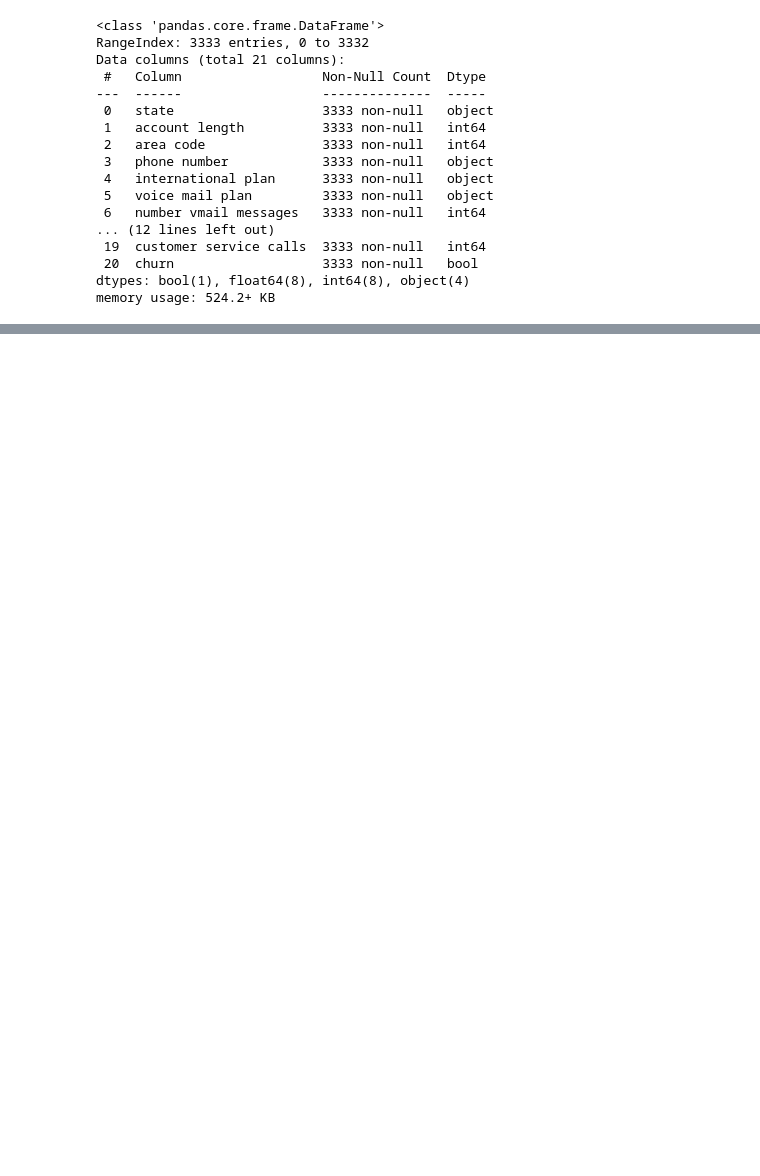
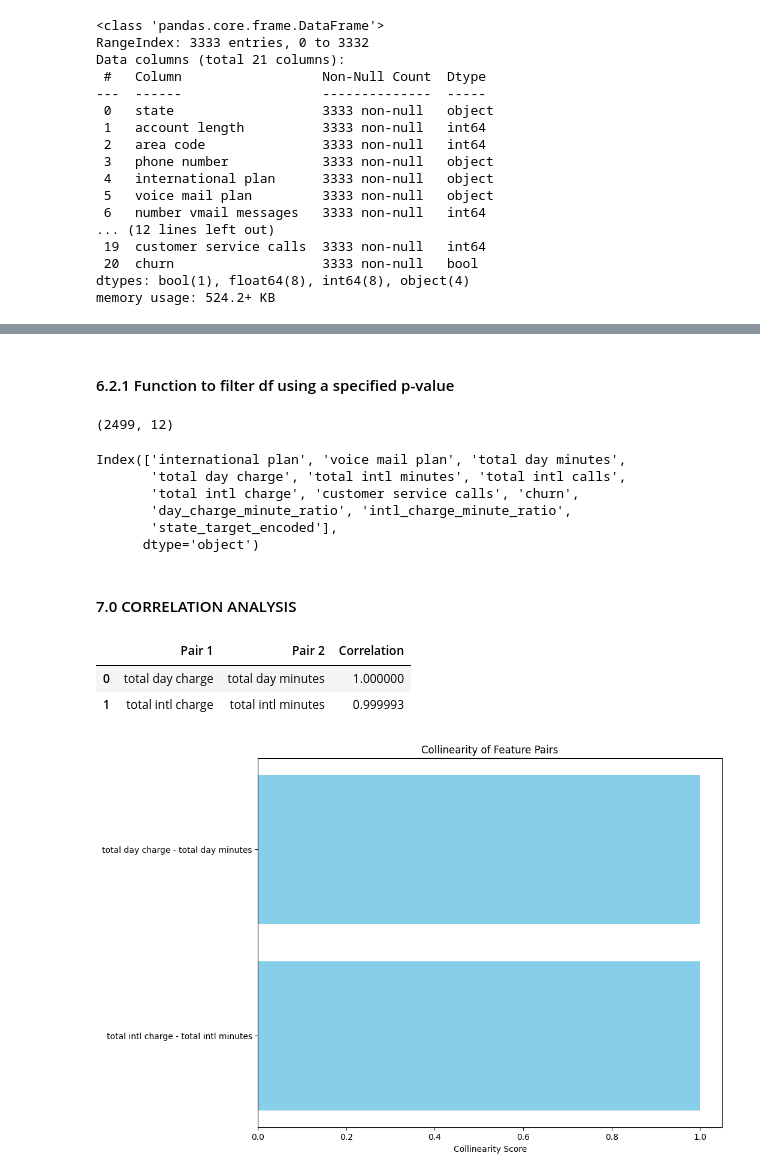
Before and after one commit to robbymumo/Phase-3-Project, a Jupyter notebook: index.ipynb, the cells around one changed output, grey strips where cells are left out. Drawn from its saved outputs; the diff is of its cells as text; code cells hidden in the pictures; blank space fills up the shorter version.

```diff
--- a/index.ipynb
+++ b/index.ipynb
@@ -221,0 +400,3 @@ non_numeric_columns
+# %%
+# Total Activity Index
+df['total_activity_index'] = df[['total day minutes', 'total eve minutes', 'total night minutes', 'total intl minutes']].sum(axis=1)
@@ -265,0 +698,2 @@ numerical_columns = [
+# %% [markdown]
+#### 6.2.1 Function to filter df using a specified p-value
@@ -265,0 +718,17 @@ numerical_columns = [
+# %%
+filtered_df = select_feature_by_df(train_df, 0.05)
+# %%
+filtered_df.shape
+# %% [output]
+(2499, 12)
+# %%
+filtered_df.columns
+# %% [output]
+Index(['international plan', 'voice mail plan', 'total day minutes',
+       'total day charge', 'total intl minutes', 'total intl calls',
+       'total intl charge', 'customer service calls', 'churn',
+       'day_charge_minute_ratio', 'intl_charge_minute_ratio',
+       'state_target_encoded'],
+      dtype='object')
+# %% [markdown]
+#### 7.0 CORRELATION ANALYSIS
@@ -265,0 +759,45 @@ numerical_columns = [
+# %%
+collinearity_results = check_collinearity(filtered_df, threshold=0.7)
+
+collinearity_results
+# %% [output]
+|  | Pair 1 | Pair 2 | Correlation |
+| 0 | total day charge | total day minutes | 1.000000 |
+| 1 | total intl charge | total intl minutes | 0.999993 |
+# %%
+
+def collinearity_checker(df, threshold):
+    # Calculate the correlation matrix
+    correlation_matrix = df.corr().abs()
+
+    # Select upper triangle of correlation matrix
+    upper = correlation_matrix.where(
+        np.triu(np.ones(correlation_matrix.shape), k=1).astype(bool)
+    )
+
+    # Find feature pairs with correlation greater than threshold
+    collinear_pairs = [(column, col) for column in upper.columns for col in upper.columns
+                          if upper[column][col] > threshold and column != col]
+
+    # Get the correlated values
+    correlated_values = [upper[column][col] for column, col in collinear_pairs]
+
+    # Create a DataFrame of correlated pairs and their correlation coefficients
+    collinear_df = pd.DataFrame({'Feature Pair': [f"{pair[0]} - {pair[1]}" for pair in collinear_pairs],
+                                 'Collinearity Score': correlated_values})
+
+    # Sort by collinearity score in descending order
+    collinear_df = collinear_df.sort_values(by='Collinearity Score', ascending=False)
+
+    # Plotting collinearity scores
+    plt.figure(figsize=(10, 8))
+    plt.barh(collinear_df['Feature Pair'], collinear_df['Collinearity Score'], color='skyblue')
+    plt.xlabel('Collinearity Score')
+    plt.title('Collinearity of Feature Pairs')
+    plt.gca().invert_yaxis()  # Invert y-axis for descending order
+    plt.show()
+# %%
+# Initialize the function with filtered_df and threshold
+clean_df = collinearity_checker(filtered_df, threshold=0.7)
+# %% [output]
+[figure, added]
```
Also changed, not shown: parts of 258 cells of this notebook, 3 other files.
